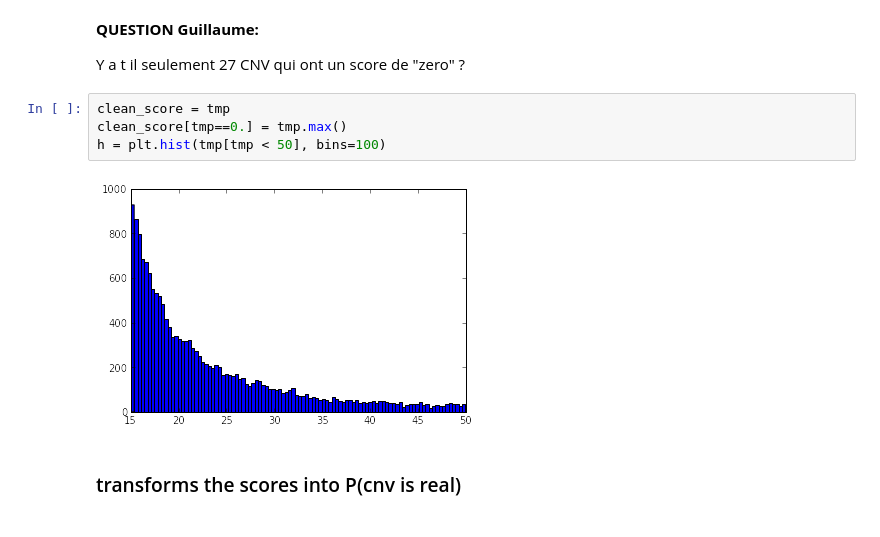
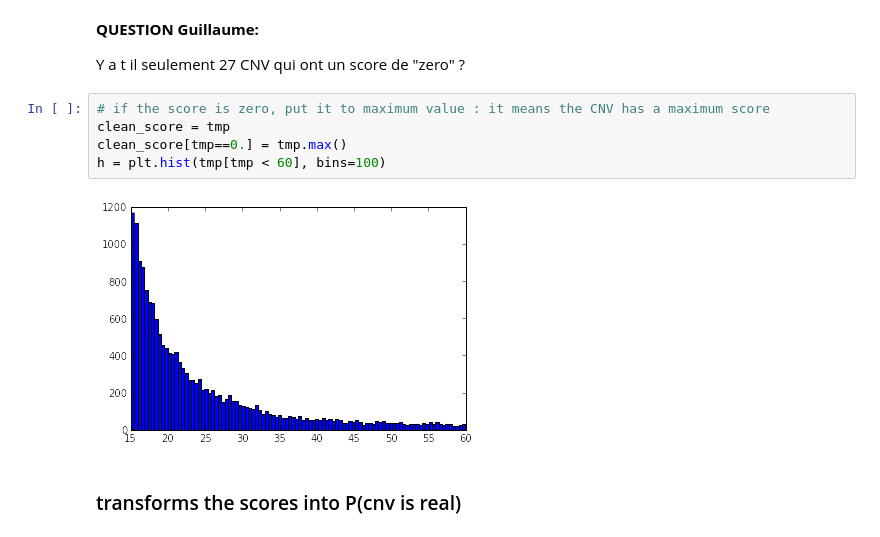
Before and after one commit to jbpoline/cnv_analysis, a Jupyter notebook: CNV_guillaume_huguet.ipynb, the cells around one changed output. Drawn from its saved outputs; the diff is of its cells as text.

```diff
--- a/CNV_guillaume_huguet.ipynb
+++ b/CNV_guillaume_huguet.ipynb
@@ -264,11 +250,12 @@ __QUESTION Guillaume:__
 
 Y a t il seulement 27 CNV qui ont un score de "zero" ?
 # %%
+# if the score is zero, put it to maximum value : it means the CNV has a maximum score
 clean_score = tmp
 clean_score[tmp==0.] = tmp.max()
-h = plt.hist(tmp[tmp < 50], bins=100)
+h = plt.hist(tmp[tmp < 60], bins=100)
 # %% [output]
-[figure, old version]
+[figure, new version]
 # %% [markdown]
 ### transforms the scores into P(cnv is real)
 # %%
```
Also changed, not shown: parts of 34 cells of this notebook.
